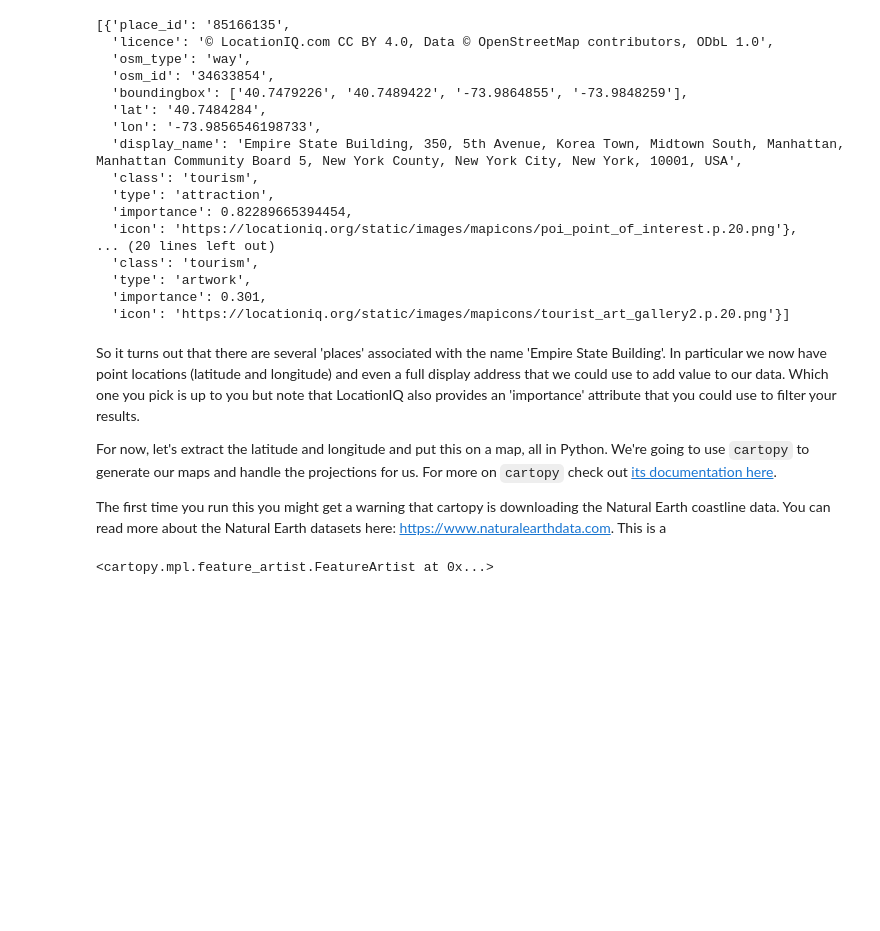
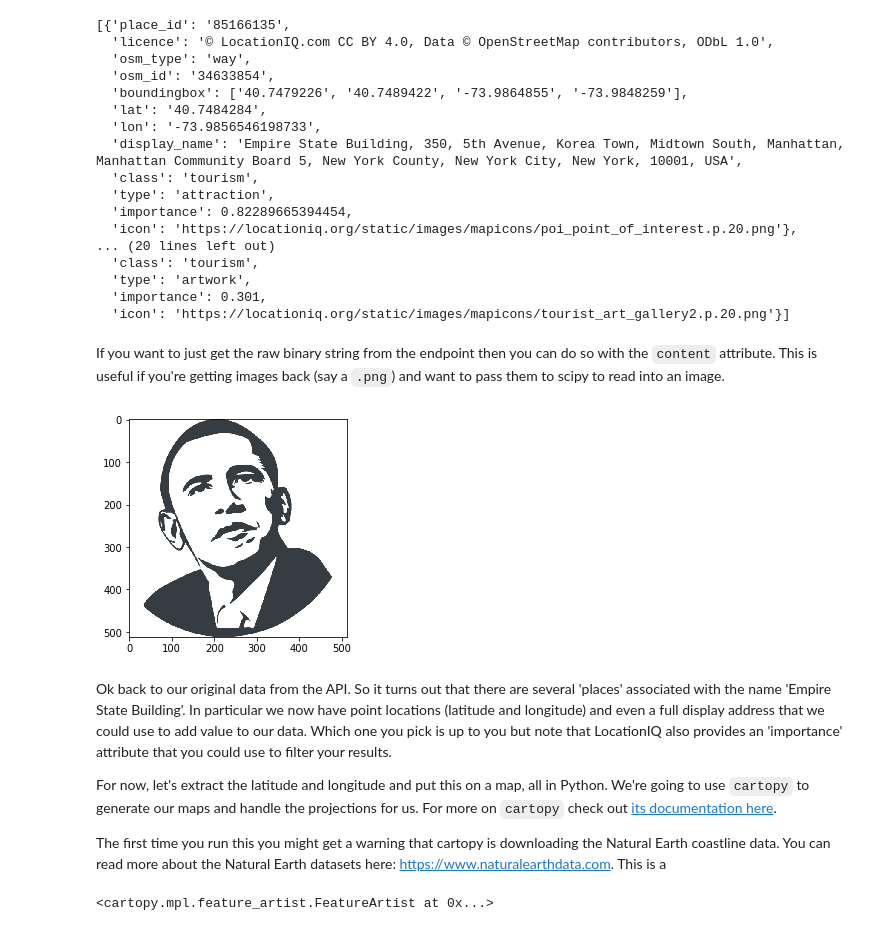
Before and after one commit to rickguerini/11-spatial-data, a Jupyter notebook: notebooks/11.1_calling_an_api.ipynb, the cells around one changed output. Saved outputs shown, nothing was run; the diff lists cells and outputs as text; code cells hidden in the pictures; blank space fills up the shorter version.

```diff
--- a/notebooks/11.1_calling_an_api.ipynb
+++ b/notebooks/11.1_calling_an_api.ipynb
@@ -73,8 +85,23 @@ response.json()
   'type': 'artwork',
   'importance': 0.301,
   'icon': 'https://locationiq.org/static/images/mapicons/tourist_art_gallery2.p.20.png'}]
+# %% [markdown]
+If you want to just get the raw binary string from the endpoint then you can do so with the `content` attribute. This is useful if you're getting images back (say a `.png`) and want to pass them to scipy to read into an image.
+# %%
+import requests
+from io import BytesIO
+from scipy.ndimage import imread
+
+url = 'https://upload.wikimedia.org/wikipedia/commons/b/b8/Barack_Obama_icône.png'
+
+picture = requests.get(url)
+if picture.ok:
+    image = plt.imread(BytesIO(picture.content))
+    plt.imshow(image)
+# %% [output]
+[figure, added]
 # %% [markdown]
-So it turns out that there are several 'places' associated with the name 'Empire State Building'. In particular we now have point locations (latitude and longitude) and even a full display address that we could use to add value to our data. Which one you pick is up to you but note that LocationIQ also provides an 'importance' attribute that you could use to filter your results.
+Ok back to our original data from the API. So it turns out that there are several 'places' associated with the name 'Empire State Building'. In particular we now have point locations (latitude and longitude) and even a full display address that we could use to add value to our data. Which one you pick is up to you but note that LocationIQ also provides an 'importance' attribute that you could use to filter your results.
 
 For now, let's extract the latitude and longitude and put this on a map, all in Python. We're going to use `cartopy` to generate our maps and handle the projections for us. For more on `cartopy` check out [its documentation here](https://scitools.org.uk/cartopy/docs/latest/index.html).
 
```
Also changed, not shown: parts of 7 cells of this notebook.
